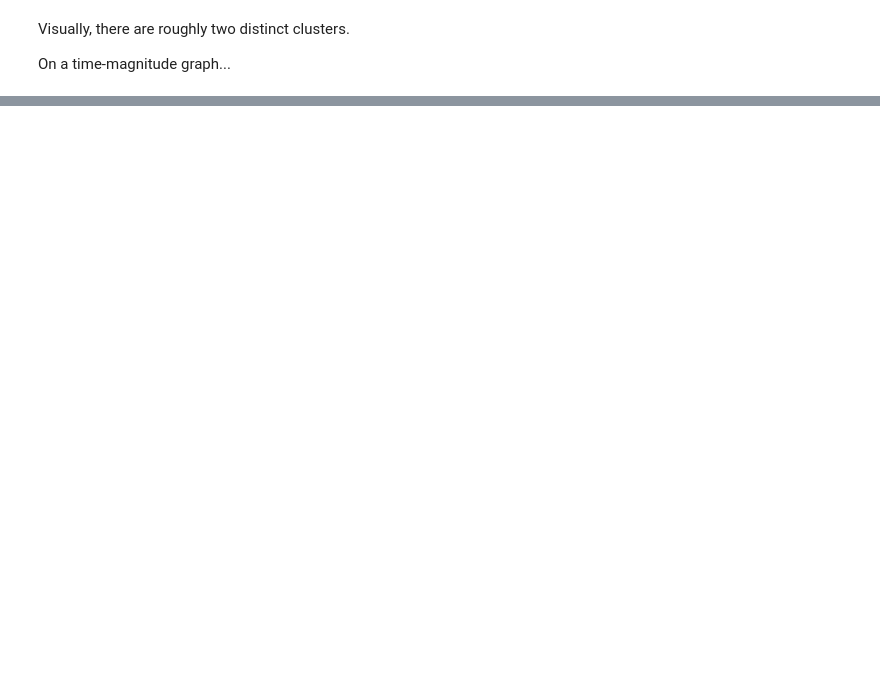
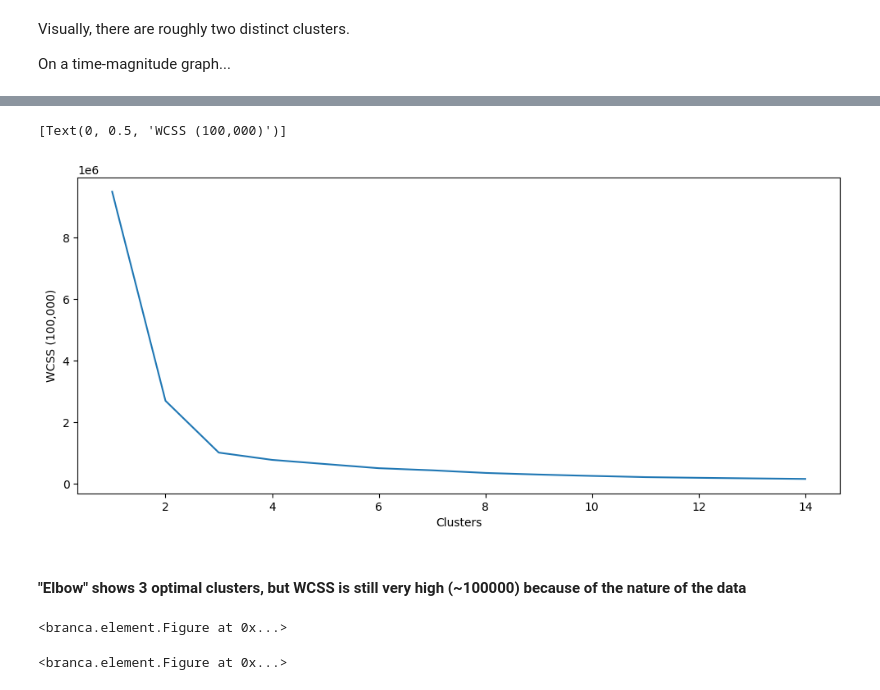
Before and after one commit to Parxd/Tectonics, a Jupyter notebook: main.ipynb, the cells around one changed output, grey strips where cells are left out. Saved outputs shown, nothing was run; the diff lists cells and outputs as text; code cells hidden in the pictures; blank space fills up the shorter version.

```diff
--- a/main.ipynb
+++ b/main.ipynb
@@ -107 +151,18 @@ timegraph = sns.lineplot(x = data["Date"], y = "Mag", data = data)
+# %%
+distortions = []
+for i in range(1, 15):
+    test_kmc = KMeans(i)
+    test_kmc.fit_predict(locations)
+    distortions.append(test_kmc.inertia_)
+# %%
+clusters = range(1, 15)
+plt.figure(figsize = (12, 5))
+elbow_graph = sns.lineplot(x = clusters, y = distortions)
+elbow_graph.set(xlabel = "Clusters")
+elbow_graph.set(ylabel = "WCSS (100,000)")
+# %% [output]
+[Text(0, 0.5, 'WCSS (100,000)')]
+[figure, added]
+# %% [markdown]
+#### "Elbow" shows 3 optimal clusters, but WCSS is still very high (~100000) because of the nature of the data
 # %%
@@ -109 +170,19 @@ kmc = KMeans(n_clusters = 2)
 predictions = kmc.fit_predict(locations)
+# %%
+map = folium.Figure(width = 1000, height = 500)
+tectonic = folium.Map(zoom_start = 15)
+
+plates = list(tectonic_plates["plate"].unique())
+for plate in plates:
+    plate_vals = tectonic_plates[tectonic_plates["plate"] == plate]
+    lats = plate_vals["lat"].values
+    lons = plate_vals["lon"].values
+    points = list(zip(lats, lons))
+    indexes = [None] + [i + 1 for i, x in enumerate(points) \
+                        if i < len(points) - 1 and abs(x[1] - points[i + 1][1]) > 300] + [None]
+    for i in range(len(indexes) - 1):
+        folium.vector_layers.PolyLine(points[indexes[i]:indexes[i + 1]]).add_to(tectonic)
+map.add_child(tectonic)
+map
+# %% [output]
+<branca.element.Figure at 0x...>
@@ -109,0 +193,27 @@ predictions = kmc.fit_predict(locations)
+# %%
+map = folium.Figure(width = 1000, height = 500)
+combinedMap = folium.Map(zoom_start = 15)
+
+plates = list(tectonic_plates["plate"].unique())
+for plate in plates:
+    plate_vals = tectonic_plates[tectonic_plates["plate"] == plate]
+    lats = plate_vals["lat"].values
+    lons = plate_vals["lon"].values
+    points = list(zip(lats, lons))
+    indexes = [None] + [i + 1 for i, x in enumerate(points) \
+                        if i < len(points) - 1 and abs(x[1] - points[i + 1][1]) > 300] + [None]
+    for i in range(len(indexes) - 1):
+        folium.vector_layers.PolyLine(points[indexes[i]:indexes[i + 1]]).add_to(combinedMap)\
+
+for coord in clus1:
+    folium.CircleMarker(location = (coord[0], coord[1]), color = "red", radius = 1).add_to(combinedMap)
+for coord in clus2:
+    folium.CircleMarker(location = (coord[0], coord[1]), color = "blue", radius = 1).add_to(combinedMap)
+for coord in clus3:
+    folium.CircleMarker(location = (coord[0], coord[1]), color = "purple", radius = 1).add_to(combinedMap)
+
+
+map.add_child(combinedMap)
+map
+# %% [output]
+<branca.element.Figure at 0x...>
```
Also changed, not shown: parts of 13 cells of this notebook.
